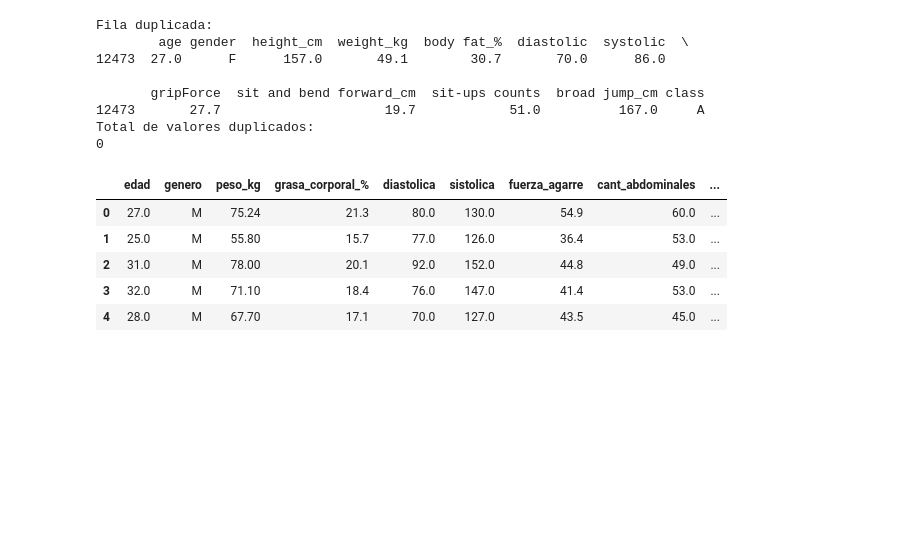
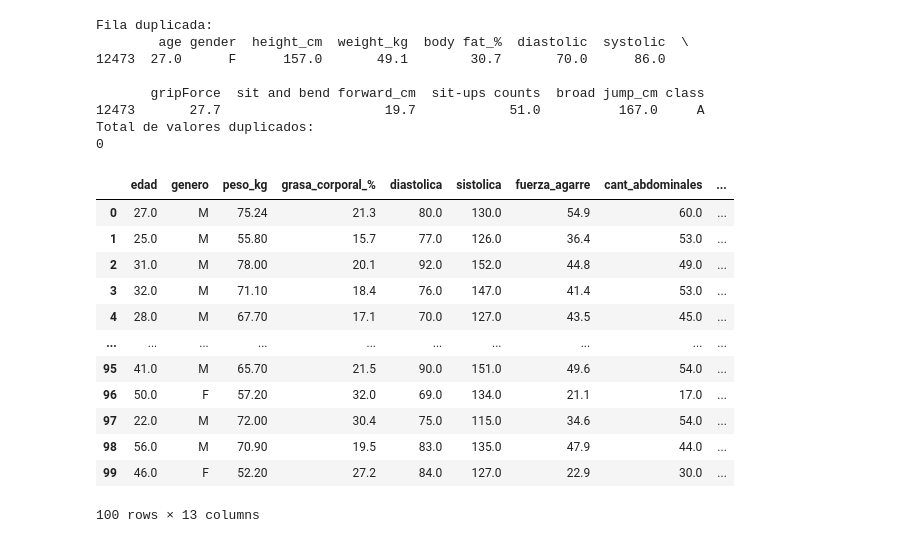
Before and after one commit to sosarodrigox/Grupo1-PP1, a Jupyter notebook: grupo1_pp1.ipynb, the cells around one changed output. Saved outputs shown, nothing was run; the diff lists cells and outputs as text; code cells hidden in the pictures; blank space fills up the shorter version.

```diff
--- a/grupo1_pp1.ipynb
+++ b/grupo1_pp1.ipynb
@@ -170,27 +170,34 @@ Total de valores duplicados:
 # %%
 # Conversión cm a m.
 #Conversion y renombrado de la altura (height_cm):
 df_copy["alto_m"] = df_copy["height_cm"]/100
 #Conversion y renombrado de columna Sentarse e inclinarse hacia adelante (sit and bend forward_cm):
 df_copy["sentarse_inclinarse_m"] = df_copy["sit and bend forward_cm"]/100
 #Conversion y renombrado de columna salto en largo (broad jump_cm):
 df_copy["salto_largo_m_"] = df_copy["broad jump_cm"]/100
 
 #Eliminar columnas en cm.
 df_copy.drop(["height_cm","sit and bend forward_cm","broad jump_cm"], axis=1, inplace=True)
 
 # Calcula el IMC:
 df_copy['IMC'] = df_copy['weight_kg'] / (df_copy['alto_m'] ** 2)
 
 #Renombrar las columnas:
 df_copy.rename(columns={"age": "edad", "gender": "genero", "weight_kg": "peso_kg","body fat_%": "grasa_corporal_%","diastolic": "diastolica","systolic": "sistolica","gripForce": "fuerza_agarre",
 "sit-ups counts": "cant_abdominales","class": "clase"}, inplace=True)
 
-df_copy.head()
+df_copy.head(100)
 # %% [output]
 |  | edad | genero | peso_kg | grasa_corporal_% | diastolica | sistolica | fuerza_agarre | cant_abdominales | ... |
 | 0 | 27.0 | M | 75.24 | 21.3 | 80.0 | 130.0 | 54.9 | 60.0 | ... |
 | 1 | 25.0 | M | 55.80 | 15.7 | 77.0 | 126.0 | 36.4 | 53.0 | ... |
 | 2 | 31.0 | M | 78.00 | 20.1 | 92.0 | 152.0 | 44.8 | 49.0 | ... |
 | 3 | 32.0 | M | 71.10 | 18.4 | 76.0 | 147.0 | 41.4 | 53.0 | ... |
 | 4 | 28.0 | M | 67.70 | 17.1 | 70.0 | 127.0 | 43.5 | 45.0 | ... |
+| ... | ... | ... | ... | ... | ... | ... | ... | ... | ... |
+| 95 | 41.0 | M | 65.70 | 21.5 | 90.0 | 151.0 | 49.6 | 54.0 | ... |
+| 96 | 50.0 | F | 57.20 | 32.0 | 69.0 | 134.0 | 21.1 | 17.0 | ... |
+| 97 | 22.0 | M | 72.00 | 30.4 | 75.0 | 115.0 | 34.6 | 54.0 | ... |
+| 98 | 56.0 | M | 70.90 | 19.5 | 83.0 | 135.0 | 47.9 | 44.0 | ... |
+| 99 | 46.0 | F | 52.20 | 27.2 | 84.0 | 127.0 | 22.9 | 30.0 | ... |
+100 rows × 13 columns
```
Also changed, not shown: parts of 5 cells of this notebook.
